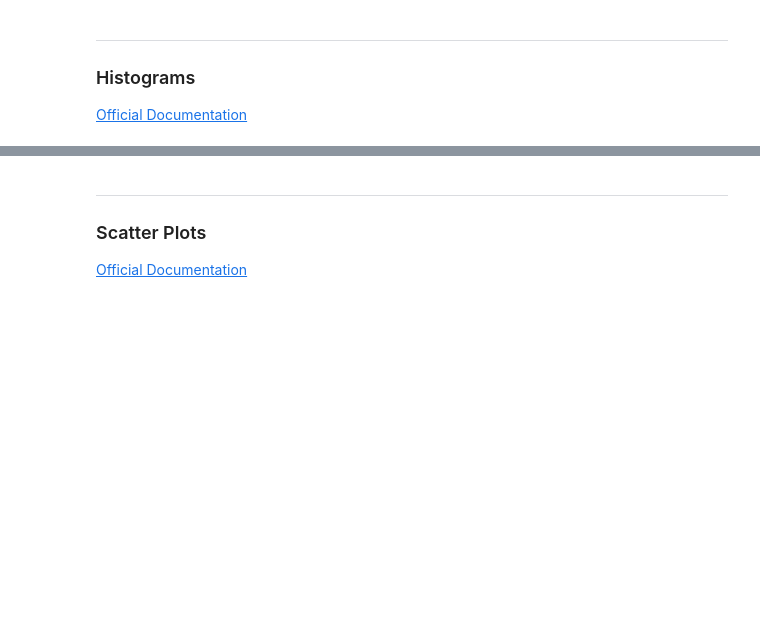
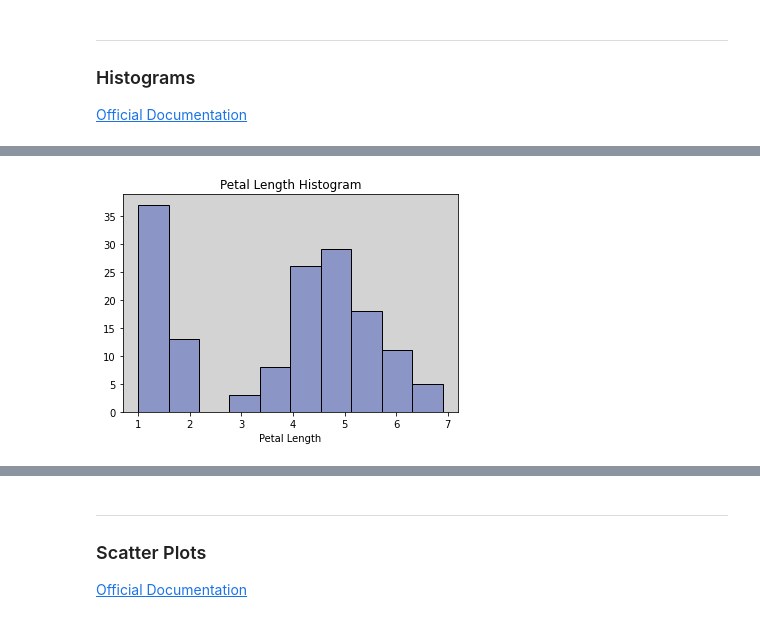
Before and after one commit to ShanePAustin/fundamentals-of-data-analysis, a Jupyter notebook: pyplot.ipynb, the cells around one changed output, grey strips where cells are left out. Saved outputs shown, nothing was run; the diff lists cells and outputs as text; code cells hidden in the pictures; blank space fills up the shorter version.

```diff
--- a/pyplot.ipynb
+++ b/pyplot.ipynb
@@ -204,0 +221,8 @@ max            7.90         4.40          6.90         2.50
+# %%
+ax = plt.axes()
+plt.hist(df["Petal Length"], color = "#8c96c6", ec = "black")
+plt.title("Petal Length Histogram")
+plt.xlabel("Petal Length")
+ax.set_facecolor("lightgrey")
+# %% [output]
+[figure, added]
```
Also changed, not shown: parts of 5 cells of this notebook.
